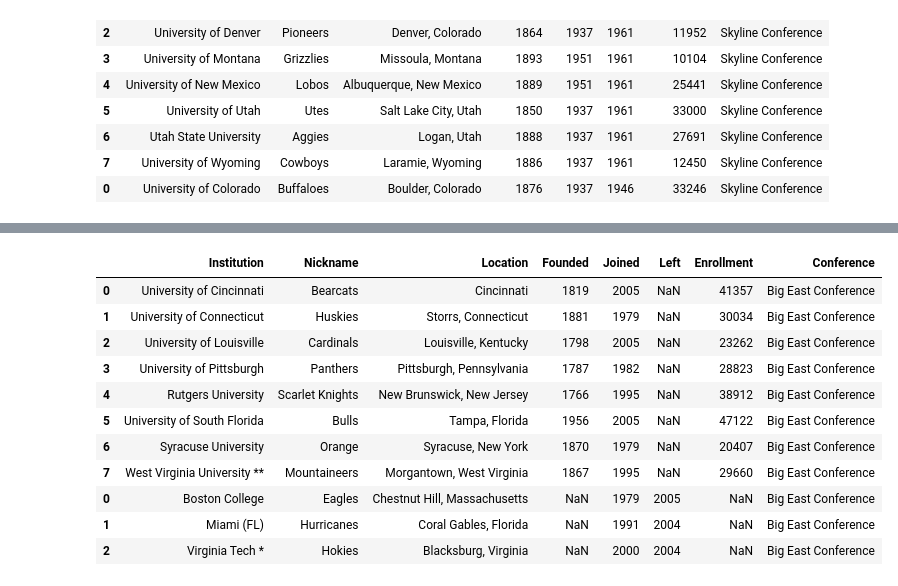
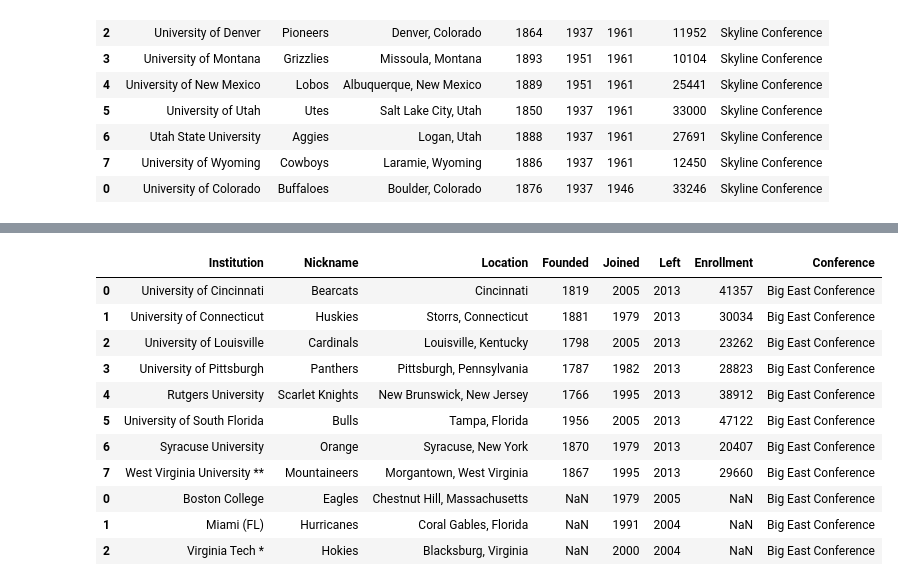
Before and after one commit to JSmith1826/cfb_conferences, a Jupyter notebook: workbook/conference_scrape_updated.ipynb, the cells around one changed output, grey strips where cells are left out. Saved outputs shown, nothing was run; the diff lists cells and outputs as text; code cells hidden in the pictures.

```diff
--- a/workbook/conference_scrape_updated.ipynb
+++ b/workbook/conference_scrape_updated.ipynb
@@ -1538,41 +1553,44 @@ current = current.rename(columns={'YearJoined': 'Joined'})
 # Create the Standard Dataframe
 BIGEAST = pd.DataFrame(columns=['Institution', 'Nickname', 'Location', 'Founded', 'Joined', 'Left', 'Enrollment', 'Conference'])
 
 # Combine The two dataframes into the standard dataframe
 BIGEAST = BIGEAST.append(current)
 BIGEAST = BIGEAST.append(former)
 
 # Rename Miami to Miami (FL)
 BIGEAST.loc[BIGEAST['Institution'] == 'University of Miami', 'Institution'] = 'Miami (FL)'
 
 # Add Conference Name to Conference Column
 BIGEAST['Conference'] = 'Big East Conference'
 
 # Keep only the columns in the keep_cols list
 keep_cols = ['Institution', 'Nickname', 'Location', 'Founded', 'Joined', 'Left', 'Enrollment', 'Conference']
 
 BIGEAST = BIGEAST[keep_cols]
 
 # Remover citation numbers from Institution
 BIGEAST['Institution'] = BIGEAST['Institution'].str.replace(r"\[.*\]", "")
 
+# If the Left column is empty then fill it with 2013
+BIGEAST['Left'] = BIGEAST['Left'].fillna(2013)
+
 # Save to csv
 BIGEAST.to_csv('..\TEMP\conference_data\BIGEAST.csv', index=False)
 
 BIGEAST
 
 # current
 # former
 # %% [output]
 |  | Institution | Nickname | Location | Founded | Joined | Left | Enrollment | Conference |
-| 0 | University of Cincinnati | Bearcats | Cincinnati | 1819 | 2005 | NaN | 41357 | Big East Conference |
-| 1 | University of Connecticut | Huskies | Storrs, Connecticut | 1881 | 1979 | NaN | 30034 | Big East Conference |
-| 2 | University of Louisville | Cardinals | Louisville, Kentucky | 1798 | 2005 | NaN | 23262 | Big East Conference |
-| 3 | University of Pittsburgh | Panthers | Pittsburgh, Pennsylvania | 1787 | 1982 | NaN | 28823 | Big East Conference |
-| 4 | Rutgers University | Scarlet Knights | New Brunswick, New Jersey | 1766 | 1995 | NaN | 38912 | Big East Conference |
-| 5 | University of South Florida | Bulls | Tampa, Florida | 1956 | 2005 | NaN | 47122 | Big East Conference |
-| 6 | Syracuse University | Orange | Syracuse, New York | 1870 | 1979 | NaN | 20407 | Big East Conference |
-| 7 | West Virginia University ** | Mountaineers | Morgantown, West Virginia | 1867 | 1995 | NaN | 29660 | Big East Conference |
+| 0 | University of Cincinnati | Bearcats | Cincinnati | 1819 | 2005 | 2013 | 41357 | Big East Conference |
+| 1 | University of Connecticut | Huskies | Storrs, Connecticut | 1881 | 1979 | 2013 | 30034 | Big East Conference |
+| 2 | University of Louisville | Cardinals | Louisville, Kentucky | 1798 | 2005 | 2013 | 23262 | Big East Conference |
+| 3 | University of Pittsburgh | Panthers | Pittsburgh, Pennsylvania | 1787 | 1982 | 2013 | 28823 | Big East Conference |
+| 4 | Rutgers University | Scarlet Knights | New Brunswick, New Jersey | 1766 | 1995 | 2013 | 38912 | Big East Conference |
+| 5 | University of South Florida | Bulls | Tampa, Florida | 1956 | 2005 | 2013 | 47122 | Big East Conference |
+| 6 | Syracuse University | Orange | Syracuse, New York | 1870 | 1979 | 2013 | 20407 | Big East Conference |
+| 7 | West Virginia University ** | Mountaineers | Morgantown, West Virginia | 1867 | 1995 | 2013 | 29660 | Big East Conference |
 | 0 | Boston College | Eagles | Chestnut Hill, Massachusetts | NaN | 1979 | 2005 | NaN | Big East Conference |
 | 1 | Miami (FL) | Hurricanes | Coral Gables, Florida | NaN | 1991 | 2004 | NaN | Big East Conference |
 | 2 | Virginia Tech * | Hokies | Blacksburg, Virginia | NaN | 2000 | 2004 | NaN | Big East Conference |
```
Also changed, not shown: parts of 4 cells of this notebook, 7 other files.
